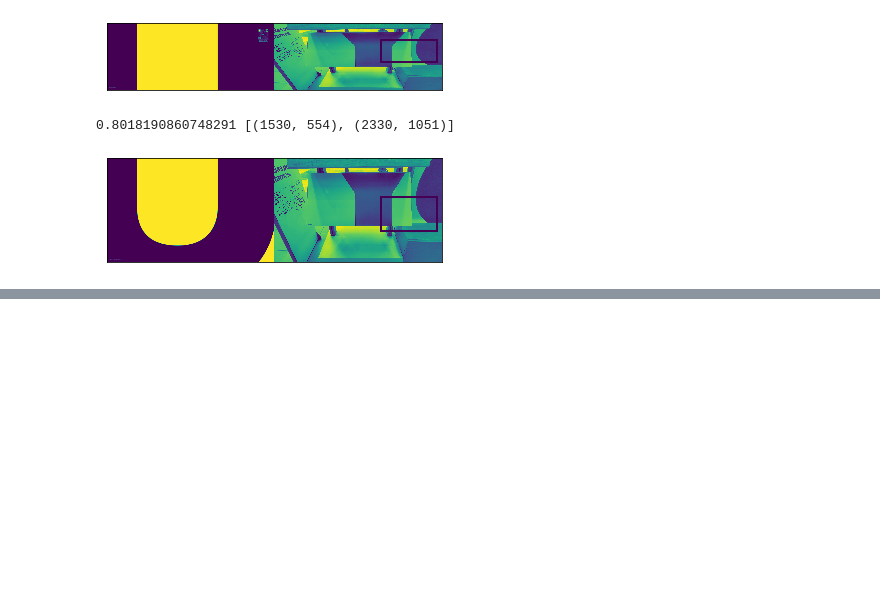
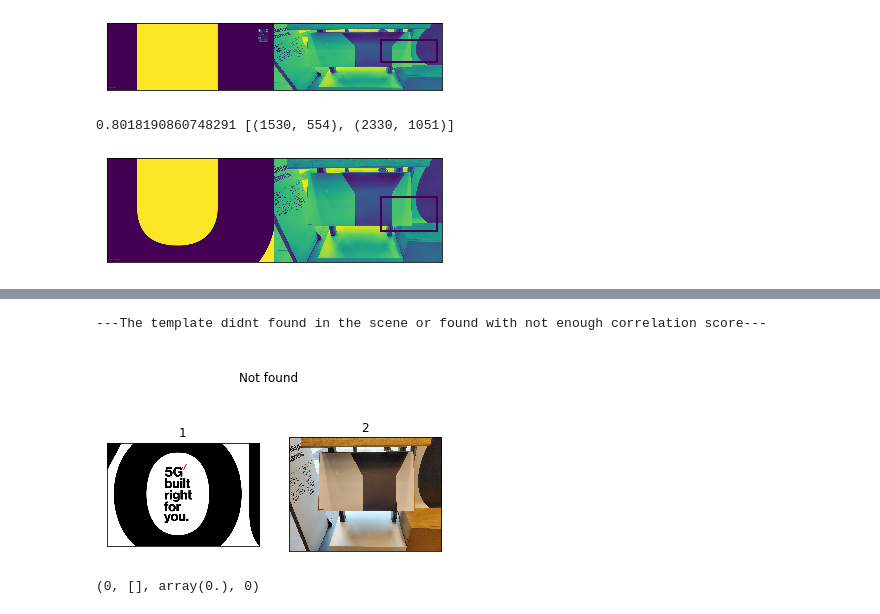
Before and after one commit to eldadoh/poster-detection-using-homography-and-template-matching, a Jupyter notebook: template_matching_notebook.ipynb, the cells around one changed output, grey strips where cells are left out. Cells and saved outputs as stored; diff of their text form; code cells hidden in the pictures; blank space fills up the shorter version.

Commit message:
done with the big exp , need to figure if the number of clusters criteria works

```diff
--- a/template_matching_notebook.ipynb
+++ b/template_matching_notebook.ipynb
@@ -215,0 +162,76 @@ Label: 4 >> prop.bbox_area: 384
+# %%
+import cv2
+import numpy as np
+from img_utils import plot_img_matplotlib,plot_img_matplotlib,Normalize_img_by_min_max,plot_two_img_matplotlib
+from skimage.transform import resize as skimage_resize
+from template_matching import custom_template_matching_func_for_production
+
+def template_matching_couple_scales_scene_one_template(scene_path,template_path ,param_scale_ratio_low = 1.5 , param_scale_ratio_high = 3  ,  num_of_samples = 6,show = False,MIN_SCORE_TH = 0.6):
+
+    max_correlation_score = 0
+    final_number_of_clusters = 0
+    final_detection_coords = []
+    final_detection_img = np.empty([])
+
+    scene_rgb = cv2.imread(scene_path)
+    template_rgb = cv2.imread(template_path)
+
+    scene = cv2.imread(scene_path,0)
+    template = cv2.imread(template_path,0)
+
+    h_w_template_array = np.array(template.shape[:2])
+    scaling_ratios = np.linspace(param_scale_ratio_low ,param_scale_ratio_high,num_of_samples)
+
+    for scale_ratio in scaling_ratios:
+
+        h_scene_new , w_scene_new  = np.ceil(scale_ratio * h_w_template_array)
+
+        downsampled_scene = skimage_resize(scene.copy(), ( h_scene_new, w_scene_new), anti_aliasing=True )
+        downsampled_scene = Normalize_img_by_min_max(downsampled_scene)
+
+        curr_correlation_score, detection_coords, detection_img,number_of_clusters  = custom_template_matching_func_for_production(downsampled_scene,template,Blur = True)
+
+        if curr_correlation_score > max_correlation_score and curr_correlation_score > MIN_SCORE_TH :
+
+                max_correlation_score = curr_correlation_score
+                final_detection_coords = detection_coords
+                final_detection_img = detection_img
+                final_number_of_clusters = number_of_clusters
+
+    if max_correlation_score == 0 :
+
+        print('---The template didnt found in the scene or found with not enough correlation score---')
+
+        if show :
+
+            plot_two_img_matplotlib(template_rgb,scene_rgb,'\nNot found')
+
+    else:
+
+        if show :
+            print('\n---There is a Detection---\n')
+            print(f'Correlation Score is : {max_correlation_score}')
+            print(f'bbox coords are : {final_detection_coords}\n')
+            print(f'number of clusters : {final_number_of_clusters}\n')
+            plot_img_matplotlib(final_detection_img)
+
+    return max_correlation_score,final_detection_coords,final_detection_img,final_number_of_clusters
+
+
+scene_path = 'Resulotion_test_data/Second EXP - big letters Y U/scene_new_images/20210604_115029.jpg'
+scene_path_O_ = 'Resulotion_test_data/Second EXP - big letters Y U/scene_new_images/20210604_115059.jpg'
+scene_path_only_O_ = 'Resulotion_test_data/Second EXP - big letters Y U/scene_new_images/20210604_115020.jpg'
+template_path = '/home/arpalus/Work_Eldad/Arpalus_Code/Eldad-Local/arpalus-poster_detection/Resulotion_test_data/Second EXP - big letters Y U/input_images_hard_big_letters/APPBARBSBMN24x150421.jpg'
+template_path_O_ = 'Data_new/planograms/resolution_test/Watchung/APPBARBSEMN39x270421.jpg'
+
+# template_matching_couple_scales_scene_one_template(scene_path_O_, template_path_O_)
+
+# FP , and gt_score < fp_score
+#template_matching_couple_scales_scene_one_template(scene_path_only_O_, template_path,show = True,MIN_SCORE_TH=0.6) #0.8906000256538391
+#template_matching_couple_scales_scene_one_template(scene_path_only_O_, template_path_O_,show = True,MIN_SCORE_TH=0.6)
+
+template_matching_couple_scales_scene_one_template(scene_path, template_path_O_,show = True,MIN_SCORE_TH=0.7)
+# %% [output]
+---The template didnt found in the scene or found with not enough correlation score---
+[figure, added]
+(0, [], array(0.), 0)
```
Also changed, not shown: parts of 4 cells of this notebook, 2 other files.
